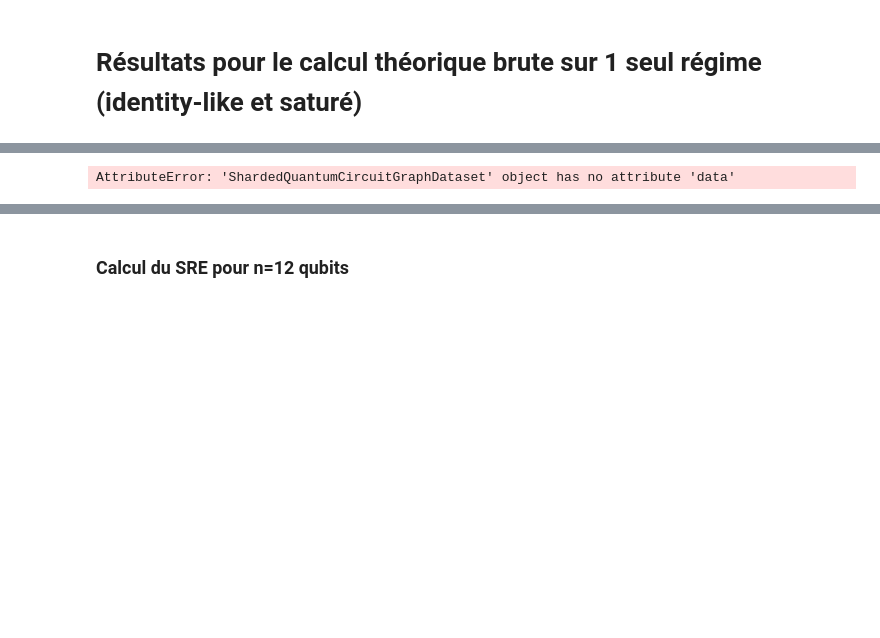
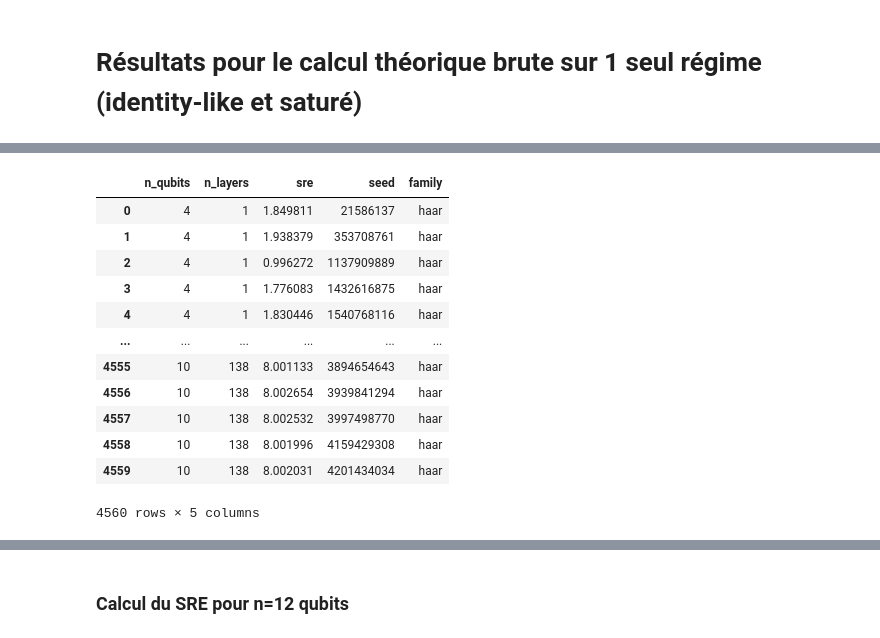
Before and after one commit to VicLambert/qml-quansistor-entropy, a Jupyter notebook: qqe/notebooks/final.ipynb, the cells around one changed output, grey strips where cells are left out. Cells and saved outputs as stored; diff of their text form; code cells hidden in the pictures; blank space fills up the shorter version.

```diff
--- a/qqe/notebooks/final.ipynb
+++ b/qqe/notebooks/final.ipynb
@@ -170,5 +170,8 @@ generate_dataset(
 # %%
 target_variant = "sre"
+family = "haar"
+# regime_type = "identity_like"
+regime_type = "saturated"
 # %%
 index_path = collect_dataset_indices(
     f"final/data/{regime_type}",
@@ -188,7 +191,54 @@ Data(x=[14, 17], edge_index=[2, 12], global_features=[7], y=[1], sre=[1], cid='c
+# %%
+def dataset_to_dataframe(dataset):
+    data = []
+    keep_fields = ["n_qubits", "n_layers", "sre", "seed", "family"]
+    for item in dataset:
+        row = {}
+        for field in keep_fields:
+            if not hasattr(item, field):
+                continue
+
+            value = getattr(item, field)
+            if field == "family":
+                # Keep categorical label as text (e.g., "clifford")
+                row[field] = str(value)
+            else:
+                row[field] = to_scalar(value)
+        data.append(row)
+
+    df = pd.DataFrame(data)
+
+    int_cols = ["n_qubits", "n_layers", "seed"]
+    for col in int_cols:
+        if col in df.columns:
+            df[col] = df[col].astype(int)
+
+    float_cols = ["sre"]
+    for col in float_cols:
+        if col in df.columns:
+            df[col] = df[col].astype(float)
+
+    if "family" in df.columns:
+        df["family"] = df["family"].astype(str)
+
+    return df
 # %%
 import pandas as pd
 
-n_qubits = [data["n_qubits"] for data in base_dataset.data]
-n_layers = [data["n_layers"] for data in base_dataset.data]
+df = dataset_to_dataframe(base_dataset)
-# %% [output]
-AttributeError: 'ShardedQuantumCircuitGraphDataset' object has no attribute 'data'
+# %%
+df
+# %% [output]
+|  | n_qubits | n_layers | sre | seed | family |
+| 0 | 4 | 1 | 1.849811 | 21586137 | haar |
+| 1 | 4 | 1 | 1.938379 | 353708761 | haar |
+| 2 | 4 | 1 | 0.996272 | 1137909889 | haar |
+| 3 | 4 | 1 | 1.776083 | 1432616875 | haar |
+| 4 | 4 | 1 | 1.830446 | 1540768116 | haar |
+| ... | ... | ... | ... | ... | ... |
+| 4555 | 10 | 138 | 8.001133 | 3894654643 | haar |
+| 4556 | 10 | 138 | 8.002654 | 3939841294 | haar |
+| 4557 | 10 | 138 | 8.002532 | 3997498770 | haar |
+| 4558 | 10 | 138 | 8.001996 | 4159429308 | haar |
+| 4559 | 10 | 138 | 8.002031 | 4201434034 | haar |
+4560 rows × 5 columns
```
Also changed, not shown: parts of 11 cells of this notebook, 3 other files.
